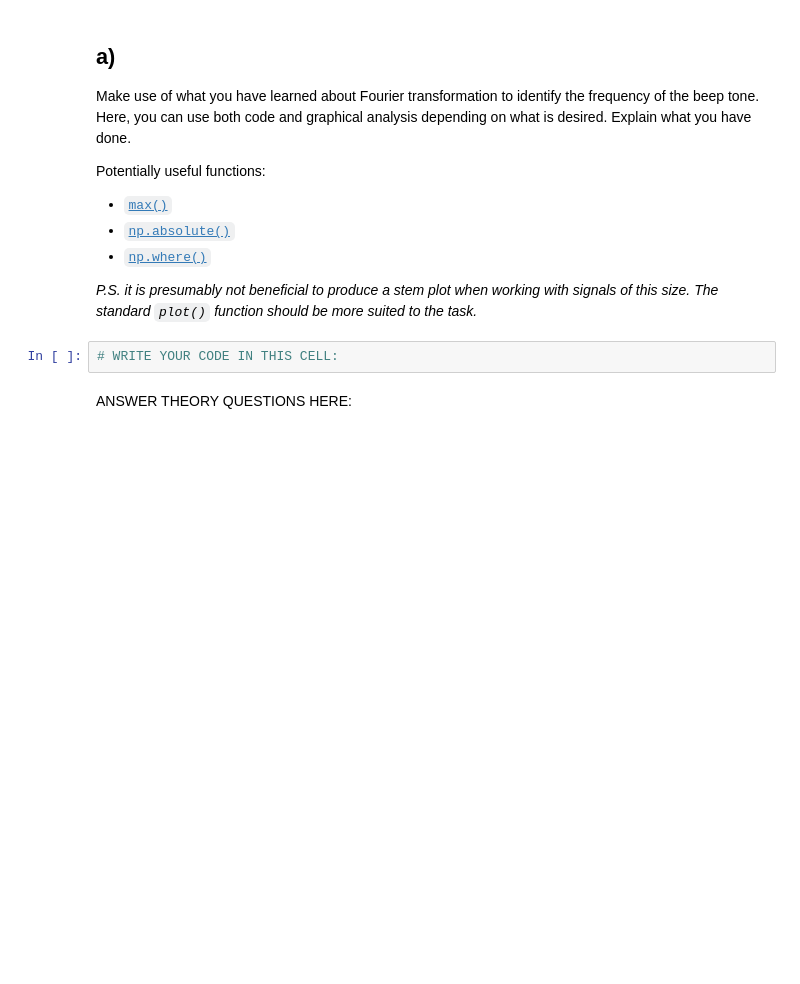
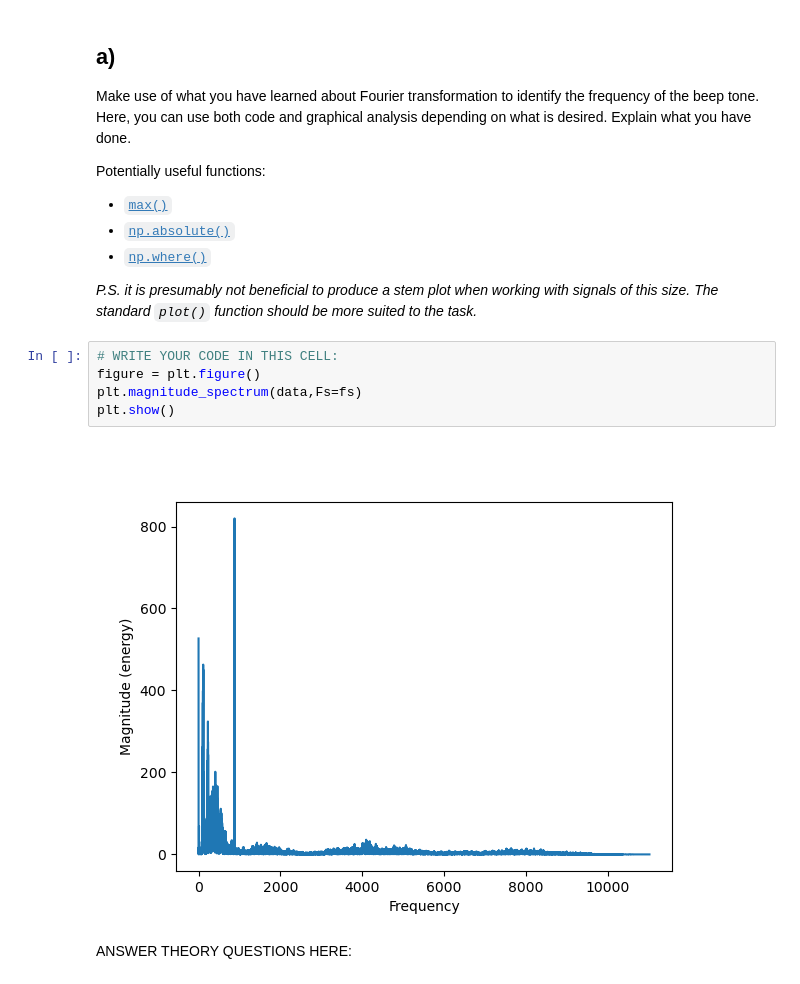
Before and after one commit to kaierih/AIS2201_Exercises, a Jupyter notebook: Exercise_4/Problem3.ipynb, the cells around one changed output. Cells and saved outputs as stored; diff of their text form; blank space fills up the shorter version.

```diff
--- a/Exercise_4/Problem3.ipynb
+++ b/Exercise_4/Problem3.ipynb
@@ -43,6 +46,11 @@ Potentially useful functions:
 *P.S. it is presumably not beneficial to produce a stem plot when working with signals of this size. The standard `plot()` function should be more suited to the task.*
 # %%
 # WRITE YOUR CODE IN THIS CELL:
+figure = plt.figure()
+plt.magnitude_spectrum(data,Fs=fs)
+plt.show()
+# %% [output]
+[figure, added]
 # %% [markdown]
 ANSWER THEORY QUESTIONS HERE:
 # %% [markdown]
```
Also changed, not shown: parts of 5 cells of this notebook, 1 other file.
